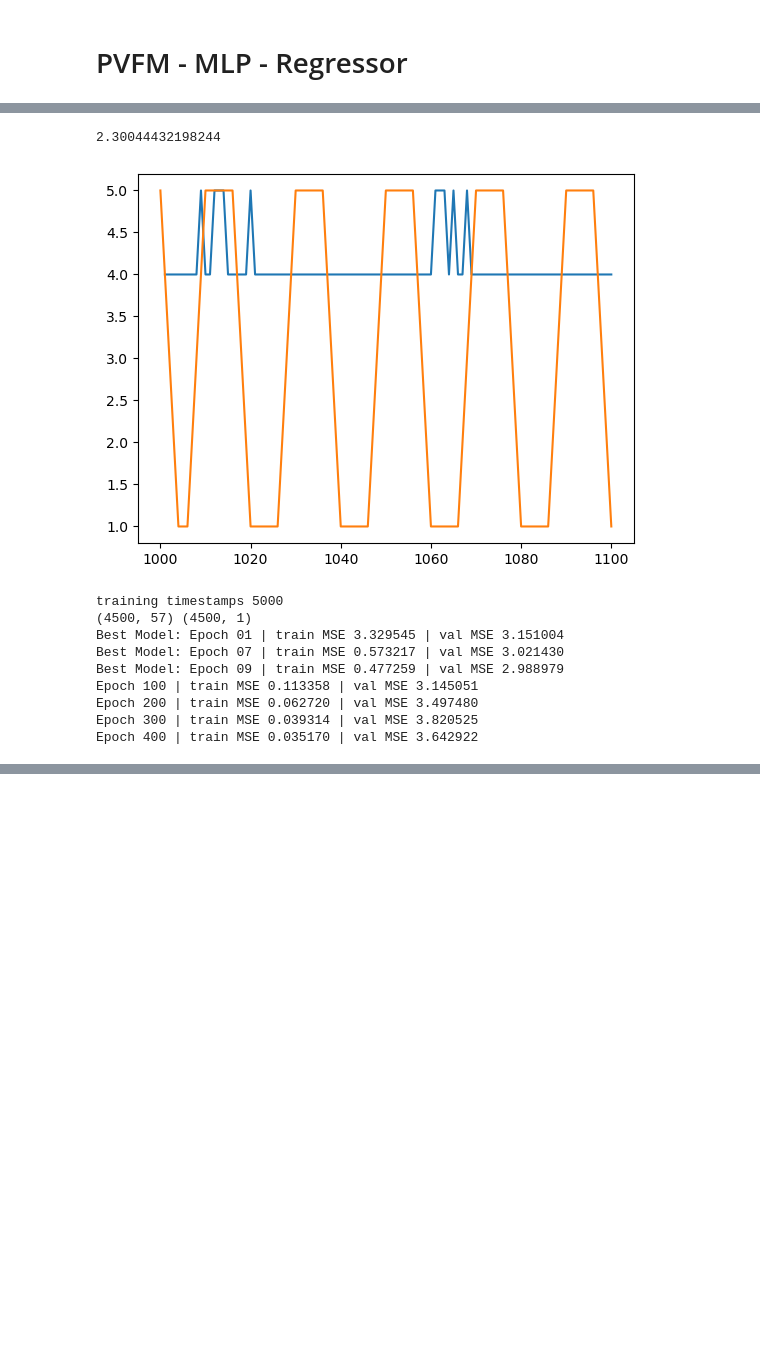
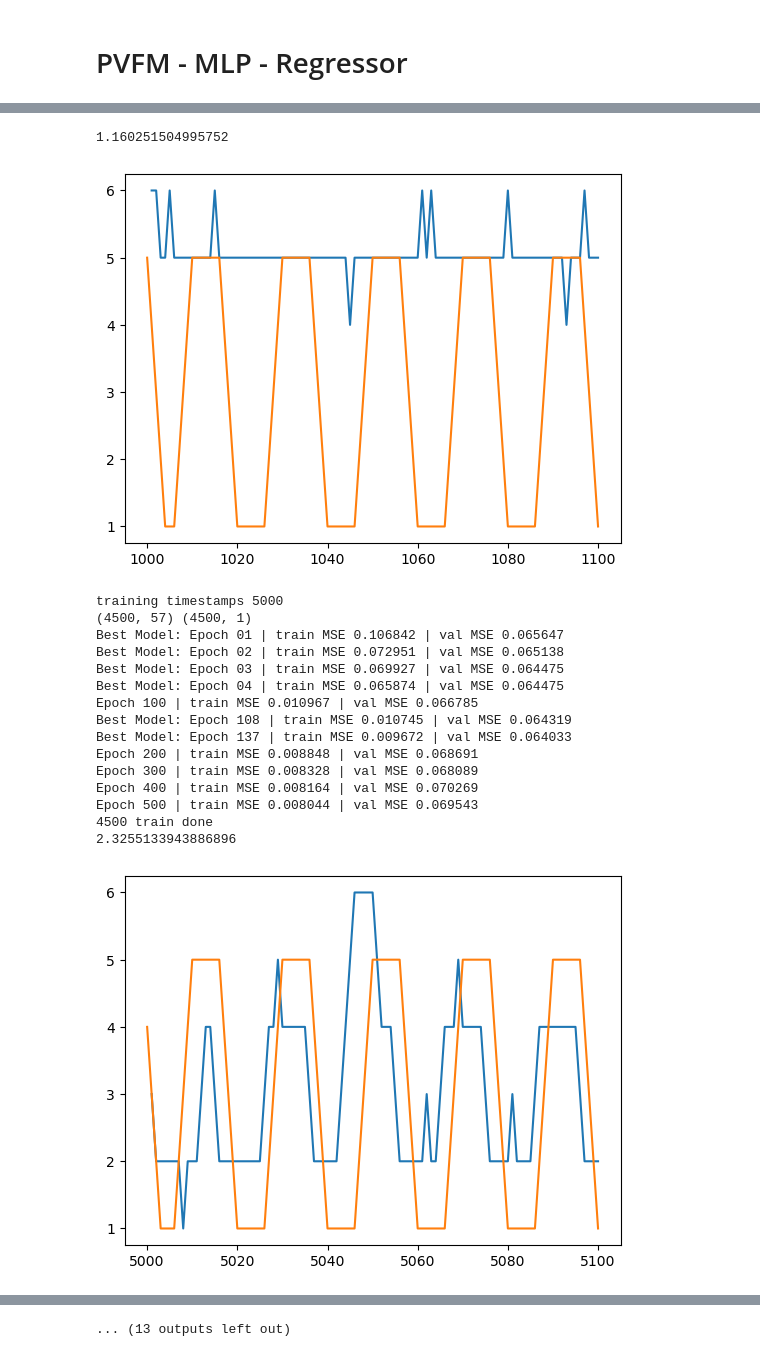
Before and after one commit to neurodata/ProspectiveForaging, a Jupyter notebook: notebooks/PAFM_NN_class.ipynb, the cells around one changed output, grey strips where cells are left out. Drawn from its saved outputs; the diff is of its cells as text; code cells hidden in the pictures; blank space fills up the shorter version.

```diff
--- a/notebooks/PAFM_NN_class.ipynb
+++ b/notebooks/PAFM_NN_class.ipynb
@@ -592,9 +591,10 @@ for rep in range(10):
 # %%
 t_prime = 6
 batch_size_train = 32
-Ts = [2**i for i in np.arange(7,10)]+[750]+[1024,1250,1500,2048,4096]
-# Ts = [1500]
-for rep in range(10):
+# Ts = [2**i for i in np.arange(7,10)]+[750]+[1024,1250,1500,2048,4096]
+# Ts = [1024,1500]
+Ts = [750,1024,1250,1500]
+for rep in range(1):
     FUTURE_STATE = []
     actions, states, irewards, times = simulate_data_raw(rewards_in_period = rewards_in_period,
                                                         session_duration = 500000,
@@ -603,6 +603,7 @@ for rep in range(10):
     state_posencode_oh = position_encoder(states[:,0], type="onehot")
     new_state_oh = np.hstack([state_posencode_oh,states[:,1:]])
     for T in Ts:
+        # T_val = 1## Ignore Validating
         T_val = int(0.1*T)
         T_initial = T - T_val
 
@@ -621,7 +622,7 @@ for rep in range(10):
         val_loader   = DataLoader(val_ds,  batch_size=batch_size_val, shuffle=False, drop_last=False)
 
         model = MLPRegressor(input_dim=X_train.shape[1], hidden=(128,128), p_dropout=0.1, use_sigmoid=False)
-        model = train_regressor(model, train_loader, val_loader, epochs=2000, lr=1e-2,weight_decay = 1e-4)
+        model = train_regressor(model, train_loader, val_loader, epochs=1500, lr=1e-2,weight_decay = 1e-4)
 
         current_state = np.random.choice([int(i) for i in range(7)],size = 1)
         future_states = [current_state.item()]
@@ -665,8 +666,8 @@ for rep in range(10):
         plt.plot(np.arange(T,T+101),path)
         plt.show()
     FUTURE_STATE_arr = np.vstack(FUTURE_STATE)
-    np.savez(
-        f"../results/PAFM/NN_Yuxin/NN_oh_wo_normy_w_time128_2048_lookahead{t_prime}_reps{rep}.npz",
-        future_states =FUTURE_STATE_arr
-        )
+    # np.savez(
+    #     f"../results/PAFM/NN_Yuxin/NN_oh_wo_normy_woval_dropout0.1_w_time128_4096_lookahead{t_prime}_reps{rep}.npz",
+    #     future_states =FUTURE_STATE_arr
+    #     )
 # %% [output]
@@ -1053,8 +1018,8 @@ Ts = [1000,5000,10000,20000,40000,80000]
 # Ts = [80000]
 # Ts = [2**i for i in np.arange(7,10)]+[750]+[1024,1250,1500,2048]
 gamma = 0.5
-normalizer = 1
-for rep in np.arange(10):
+normalizer = 7
+for rep in np.arange(2):
     FUTURE_STATE = []
     actions, states, irewards, times = simulate_data_raw(rewards_in_period = rewards_in_period,
                                                     session_duration = 500000,
@@ -1075,14 +1040,13 @@ for rep in np.arange(10):
         Y_val = np.array(prewards[T_initial:T]).reshape(-1,1)/ normalizer
         print(X_train.shape,Y_train.shape)
 
-        epochs = 500
-        weight_decay = 1e-4
-        # learning_rate = 3e-4 ## Normalized
-        learning_rate = 1e-3 ## Without Normlization
+        epochs = 600
+        weight_decay = 1e-5
+        learning_rate = 3e-4
         batch_size_train = 256
         hidden_layers = (512,256,128)
         if T <= 5000:
-            learning_rate = 1e-3
+            learning_rate = 1e-4
             batch_size_train = 32
             epochs = 500
             # hidden_layers = (192,128)
@@ -1092,27 +1056,26 @@ for rep in np.arange(10):
             # hidden_layers = (512,256)
         elif T == 20000:
             learning_rate = 3e-3
-            batch_size_train = 128
+            batch_size_train = 256
             # hidden_layers = (512,256,128)
             # epochs = 500
         elif T == 40000:
             learning_rate = 3e-3
-            batch_size_train = 256
+            batch_size_train = 512
             # hidden_layers = (512,256,128)
             # epochs = 500
         elif T == 80000:
-            print(T)
-            learning_rate = 3e-3 # Without normalization
-            batch_size_train = 256
-            hidden_layers = (512,256,128)
+            learning_rate = 3e-3
+            batch_size_train = 1024
+            # hidden_layers = (512,256,128)
             # epochs = 50
-        elif T_initial <= 160000:
+        elif T <= 160000:
             learning_rate = 3e-3
             batch_size_train = 512
-        elif T_initial <= 320000:
+        elif T <= 320000:
             learning_rate = 1e-3
             batch_size_train = 1024
-        elif T_initial <= 640000:
+        elif T <= 640000:
             learning_rate = 1e-3
             batch_size_train = 2048
 
@@ -1123,7 +1086,7 @@ for rep in np.arange(10):
         train_loader = DataLoader(train_ds, batch_size=batch_size_train, shuffle=True, drop_last=False)
         val_loader   = DataLoader(val_ds,  batch_size=batch_size_val, shuffle=False, drop_last=False)
 
-        model_reg = MLPRegressor(input_dim=X_train.shape[1], hidden=hidden_layers, p_dropout=0.1, use_sigmoid=False)
+        model_reg = MLPRegressor(input_dim=X_train.shape[1], hidden=hidden_layers, p_dropout=0.2, use_sigmoid=True)
         model_reg = train_regressor(model_reg, train_loader, val_loader, epochs=epochs, lr=learning_rate,weight_decay = weight_decay)
         print(T_initial,'train done')
 
@@ -1165,7 +1128,7 @@ for rep in np.arange(10):
 
     FUTURE_STATE_arr = np.vstack(FUTURE_STATE)
     np.savez(
-        f"../results/PVFM/NN_Yuxin/NN_SameStructure_wo_normy_oh_w_time1000_80000_lookahead{t_prime}_reps{rep}.npz",
+        f"../results/PVFM/NN_Yuxin/NN_SameStructure_fixbug_oh_w_time1000_80000_lookahead{t_prime}_reps{rep}.npz",
         future_states =FUTURE_STATE_arr
         )
 # %% [output]
@@ -1180,12 +1149,19 @@ Epoch 500 | train MSE 0.044686 | val MSE 5.593369
 900 train done
-2.30044432198244
+1.160251504995752
-[figure, old version]
+[figure, new version]
 training timestamps 5000
 (4500, 57) (4500, 1)
-Best Model: Epoch 01 | train MSE 3.329545 | val MSE 3.151004
-Best Model: Epoch 07 | train MSE 0.573217 | val MSE 3.021430
-Best Model: Epoch 09 | train MSE 0.477259 | val MSE 2.988979
-Epoch 100 | train MSE 0.113358 | val MSE 3.145051
-Epoch 200 | train MSE 0.062720 | val MSE 3.497480
-Epoch 300 | train MSE 0.039314 | val MSE 3.820525
-Epoch 400 | train MSE 0.035170 | val MSE 3.642922
+Best Model: Epoch 01 | train MSE 0.106842 | val MSE 0.065647
+Best Model: Epoch 02 | train MSE 0.072951 | val MSE 0.065138
+Best Model: Epoch 03 | train MSE 0.069927 | val MSE 0.064475
+Best Model: Epoch 04 | train MSE 0.065874 | val MSE 0.064475
+Epoch 100 | train MSE 0.010967 | val MSE 0.066785
+Best Model: Epoch 108 | train MSE 0.010745 | val MSE 0.064319
+Best Model: Epoch 137 | train MSE 0.009672 | val MSE 0.064033
+Epoch 200 | train MSE 0.008848 | val MSE 0.068691
+Epoch 300 | train MSE 0.008328 | val MSE 0.068089
+Epoch 400 | train MSE 0.008164 | val MSE 0.070269
+Epoch 500 | train MSE 0.008044 | val MSE 0.069543
+4500 train done
+2.3255133943886896
+[figure, added]
@@ -1192,0 +1242 @@ KeyboardInterrupt:
+... (13 outputs left out)
```
Also changed, not shown: parts of 5 cells of this notebook, 42 other files.
